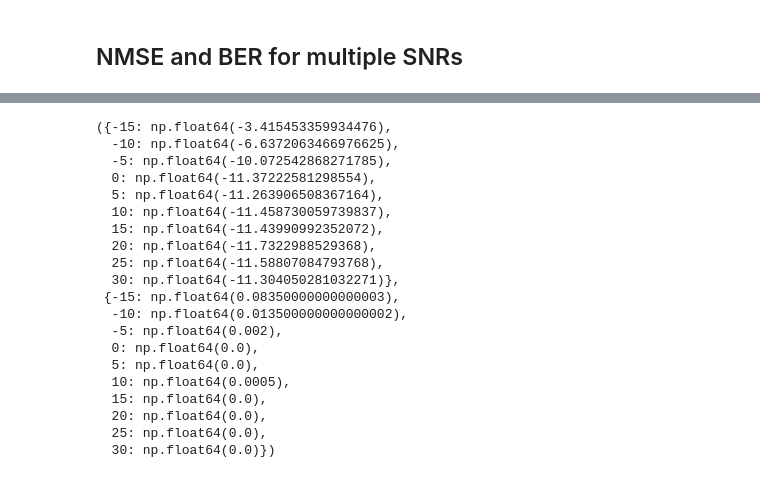
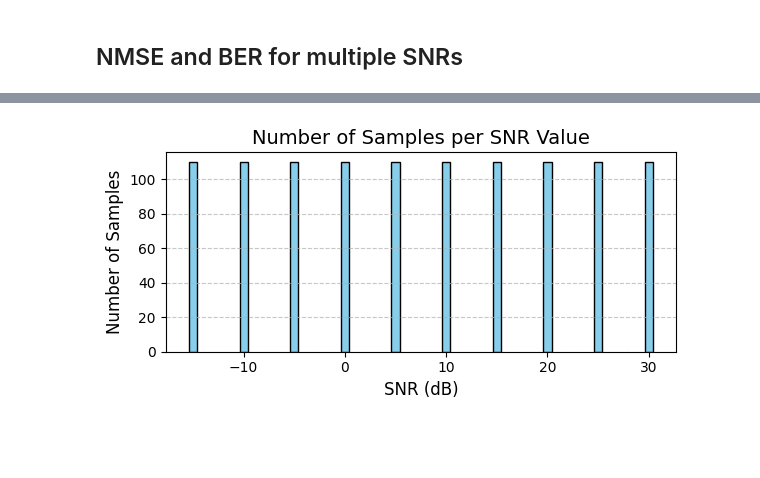
Before and after one commit to NamanGupta-0509/ProbabilisticML, a Jupyter notebook: check/class.ipynb, the cells around one changed output, grey strips where cells are left out. Drawn from its saved outputs; the diff is of its cells as text; code cells hidden in the pictures; blank space fills up the shorter version.

```diff
--- a/check/class.ipynb
+++ b/check/class.ipynb
@@ -351,23 +384,0 @@ chain 4 |██████████| 00:00 Sampling completed
-# %%
-NMSE_mean_dict, BER_dict
-# %% [output]
-({-15: np.float64(-3.415453359934476),
-  -10: np.float64(-6.6372063466976625),
-  -5: np.float64(-10.072542868271785),
-  0: np.float64(-11.37222581298554),
-  5: np.float64(-11.263906508367164),
-  10: np.float64(-11.458730059739837),
-  15: np.float64(-11.43990992352072),
-  20: np.float64(-11.7322988529368),
-  25: np.float64(-11.58807084793768),
-  30: np.float64(-11.304050281032271)},
- {-15: np.float64(0.08350000000000003),
-  -10: np.float64(0.013500000000000002),
-  -5: np.float64(0.002),
-  0: np.float64(0.0),
-  5: np.float64(0.0),
-  10: np.float64(0.0005),
-  15: np.float64(0.0),
-  20: np.float64(0.0),
-  25: np.float64(0.0),
-  30: np.float64(0.0)})
@@ -374,3 +406,27 @@ NMSE_mean_dict, BER_dict
+# %%
+# Create a dictionary to store the count of rows for each SNR
+row_counts = {}
+
+# Count rows for each SNR value
+for snr in snr_ranges:
+    df = pd.read_csv(f'data/results_snr_{snr}dB.csv')
+    row_counts[snr] = len(df)
+
+# Create histogram
+plt.figure(figsize=(6, 3))
+plt.bar(list(row_counts.keys()), list(row_counts.values()),
+        color='skyblue', edgecolor='black')
+
+# Customize the plot
+plt.xlabel('SNR (dB)', fontsize=12)
+plt.ylabel('Number of Samples', fontsize=12)
+plt.title('Number of Samples per SNR Value', fontsize=14)
+plt.grid(True, linestyle='--', alpha=0.7, axis='y')
+
+plt.tight_layout()
+plt.show()
+# %% [output]
+[figure, added]
 # %%
 # Create two subplots
 fig, (ax1, ax2) = plt.subplots(1, 2, figsize=(16, 6))
```
Also changed, not shown: parts of 16 cells of this notebook.
